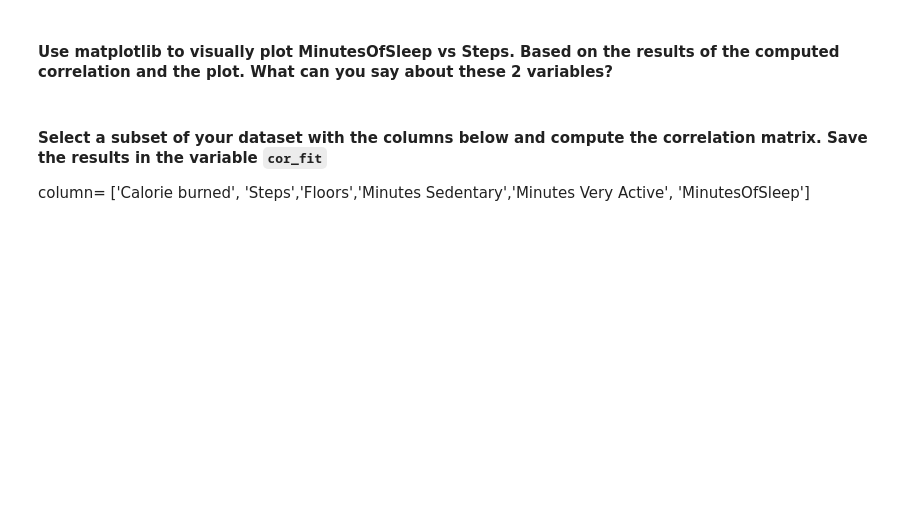
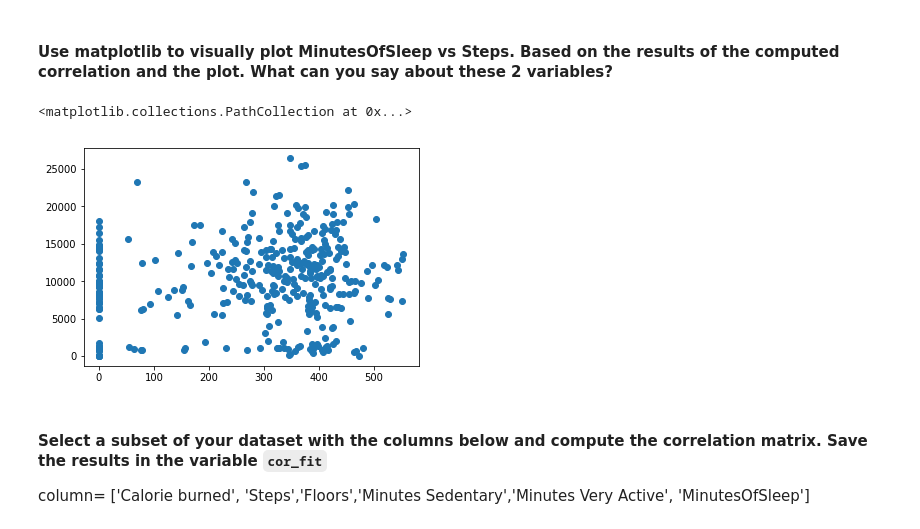
Before and after one commit to ta-data-par/data-labs, a Jupyter notebook: module-2/lab-pivot-table-and-correlation/your_code/main.ipynb, the cells around one changed output. Cells and saved outputs as stored; diff of their text form; code cells hidden in the pictures; blank space fills up the shorter version.

```diff
--- a/module-2/lab-pivot-table-and-correlation/your_code/main.ipynb
+++ b/module-2/lab-pivot-table-and-correlation/your_code/main.ipynb
@@ -312,3 +320,7 @@ plt.scatter(x=fitbit['Minutes Very Active'], y=fitbit['Steps'])
 #### Use matplotlib to visually plot MinutesOfSleep vs Steps. Based on the results of the computed correlation and the plot. What can you say about these 2 variables?
 # %%
 # your answer here
+plt.scatter(x=fitbit['MinutesOfSleep'], y=fitbit['Steps'])
+# %% [output]
+<matplotlib.collections.PathCollection at 0x...>
+[figure, added]
```
Also changed, not shown: parts of 24 cells of this notebook, 8 other files.
